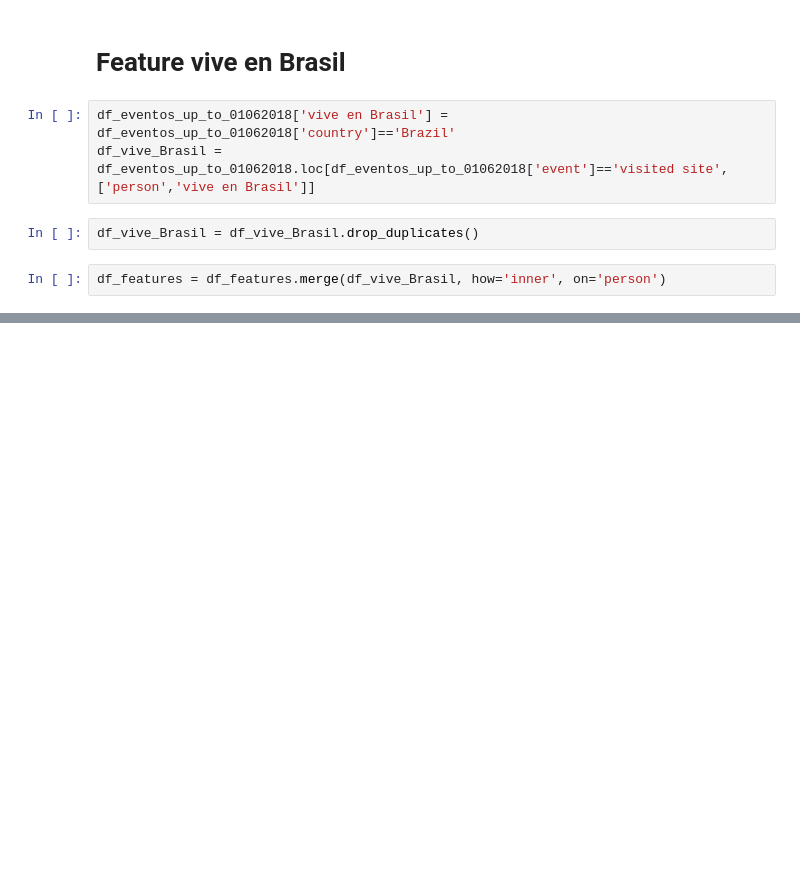
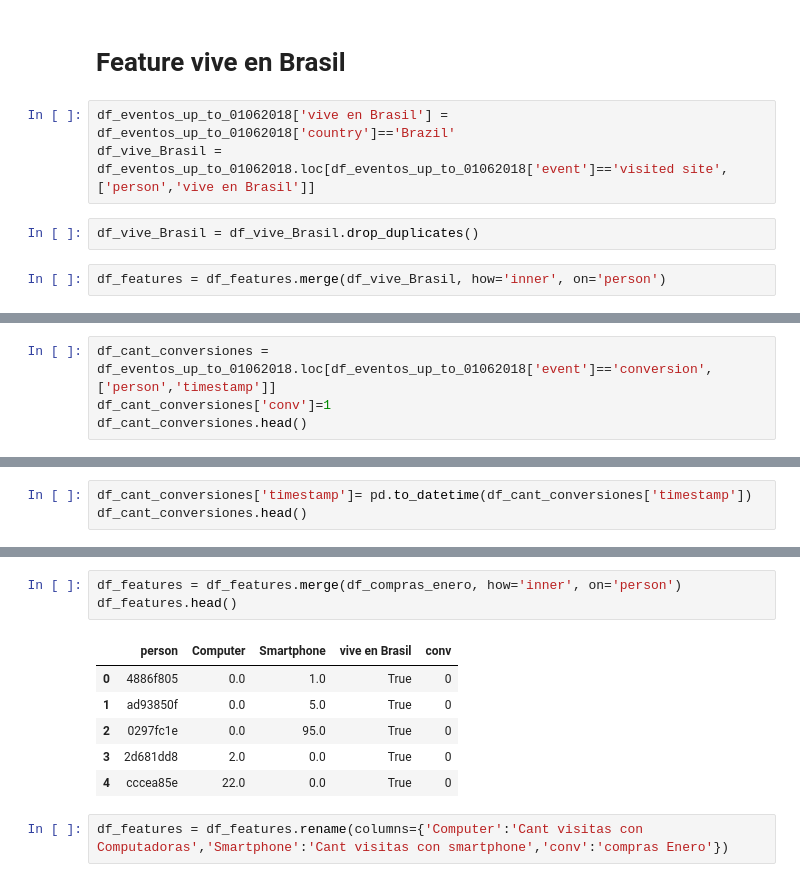
Before and after one commit to seblaz/7506-datos-tp2, a Jupyter notebook: Features/Feature Engineering Fran.ipynb, the cells around one changed output, grey strips where cells are left out. Drawn from its saved outputs; the diff is of its cells as text; blank space fills up the shorter version.

```diff
--- a/Features/Feature Engineering Fran.ipynb
+++ b/Features/Feature Engineering Fran.ipynb
@@ -86,0 +90,4 @@ df_features.head()
+# %%
+df_cant_conversiones = df_eventos_up_to_01062018.loc[df_eventos_up_to_01062018['event']=='conversion',['person','timestamp']]
+df_cant_conversiones['conv']=1
+df_cant_conversiones.head()
@@ -86,0 +101,3 @@ df_features.head()
+# %%
+df_cant_conversiones['timestamp']= pd.to_datetime(df_cant_conversiones['timestamp'])
+df_cant_conversiones.head()
@@ -86,0 +125,12 @@ df_features.head()
+# %%
+df_features = df_features.merge(df_compras_enero, how='inner', on='person')
+df_features.head()
+# %% [output]
+|  | person | Computer | Smartphone | vive en Brasil | conv |
+| 0 | 4886f805 | 0.0 | 1.0 | True | 0 |
+| 1 | ad93850f | 0.0 | 5.0 | True | 0 |
+| 2 | 0297fc1e | 0.0 | 95.0 | True | 0 |
+| 3 | 2d681dd8 | 2.0 | 0.0 | True | 0 |
+| 4 | cccea85e | 22.0 | 0.0 | True | 0 |
+# %%
+df_features = df_features.rename(columns={'Computer':'Cant visitas con Computadoras','Smartphone':'Cant visitas con smartphone','conv':'compras Enero'})
```
Also changed, not shown: parts of 21 cells of this notebook.
